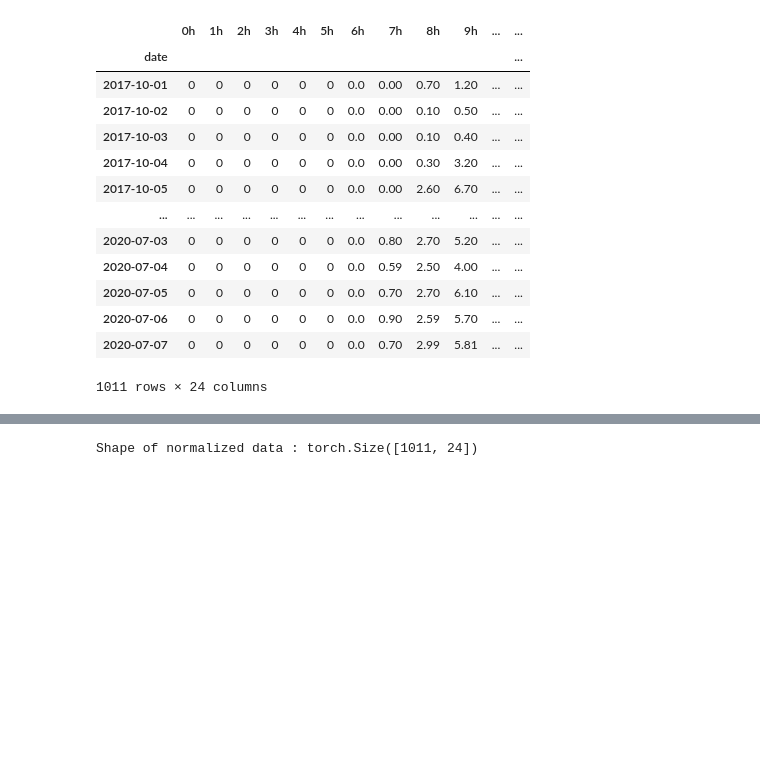
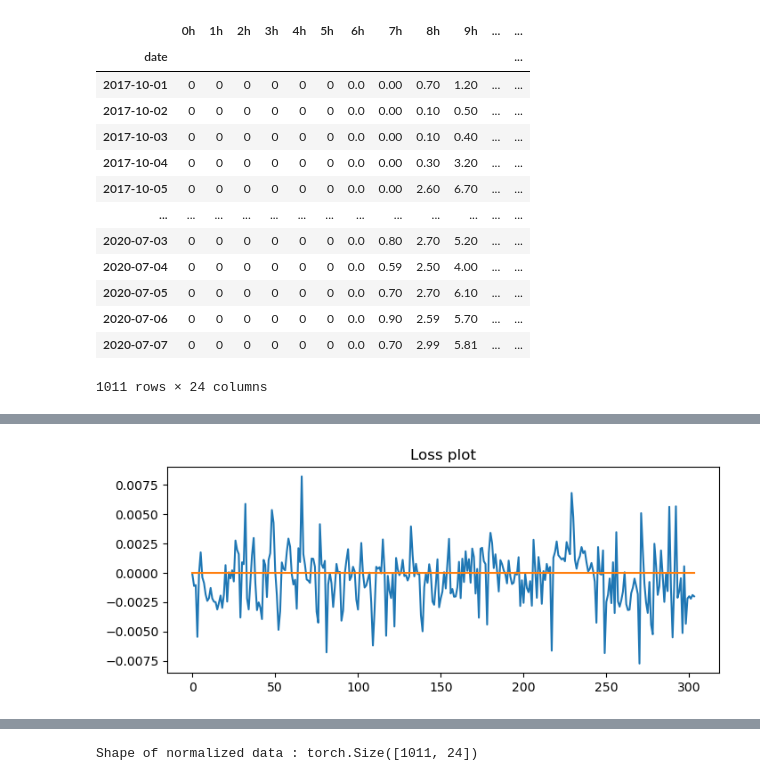
Before and after one commit to dlgkdud/RL-timeseries-forecasting, a Jupyter notebook: data.ipynb, the cells around one changed output, grey strips where cells are left out. Saved outputs shown, nothing was run; the diff lists cells and outputs as text; code cells hidden in the pictures; blank space fills up the shorter version.

```diff
--- a/data.ipynb
+++ b/data.ipynb
@@ -40,0 +60,14 @@ df
+# %%
+# Input scale
+scaler_x = MinMaxScaler()
+scaler_x.fit(train_set.iloc[:, :-1])
+
+train_set.iloc[:, :-1] = scaler_x.transform(train_set.iloc[:, :-1])
+test_set.iloc[:, :-1] = scaler_x.transform(test_set.iloc[:, :-1])
+
+# Output scale
+scaler_y = MinMaxScaler()
+scaler_y.fit(train_set.iloc[:, [-1]])
+
+train_set.iloc[:, -1] = scaler_y.transform(train_set.iloc[:, [-1]])
+test_set.iloc[:, -1] = scaler_y.transform(test_set.iloc[:, [-1]])
@@ -40,0 +233,8 @@ df
+# %%
+fig = plt.figure(figsize=(8,3))
+plt.plot(np.arange(len(pred_inverse)), pred_inverse, label = 'pred')
+plt.plot(np.arange(len(testY_inverse)), testY_inverse, label = 'true')
+plt.title("Loss plot")
+plt.show()
+# %% [output]
+[figure, added]
```
Also changed, not shown: parts of 14 cells of this notebook.
